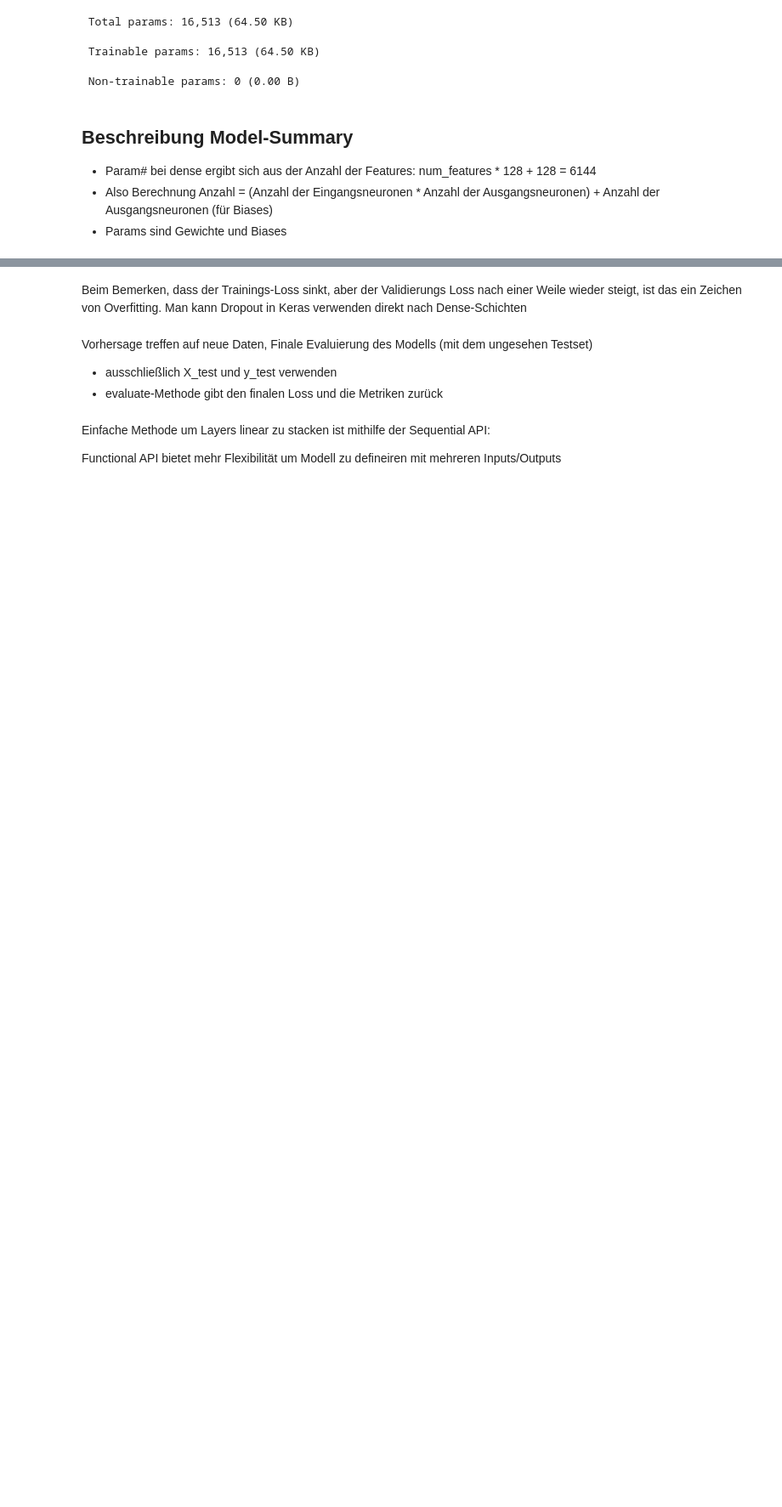
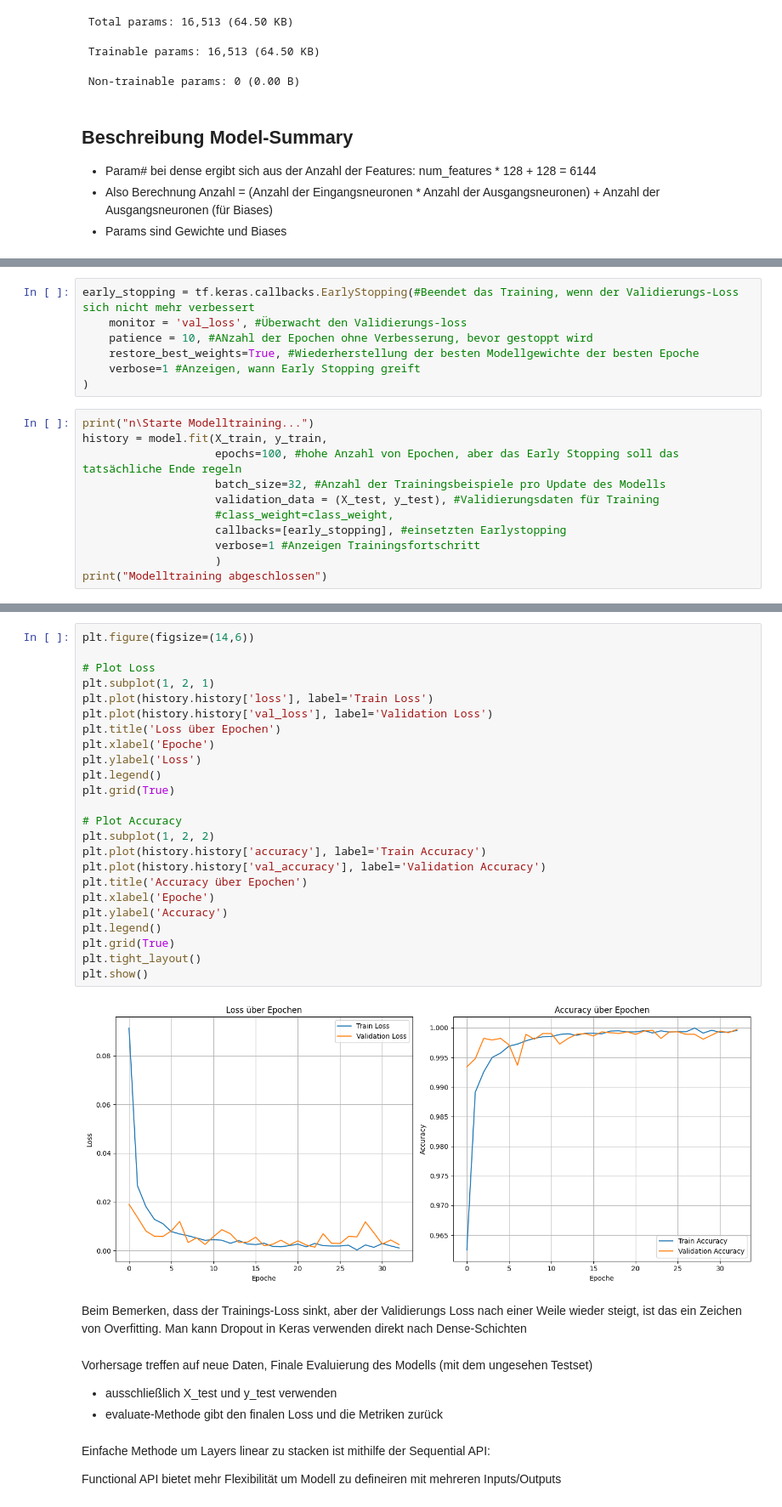
Before and after one commit to Dilek-prog/FederatedDeepLearning, a Jupyter notebook: FederatedMachineLearning.ipynb, the cells around one changed output, grey strips where cells are left out. Shown: that part at 85% size. Saved outputs shown, nothing was run; the diff lists cells and outputs as text; blank space fills up the shorter version.

Commit message:
Erstellung Modelltraining

```diff
--- a/FederatedMachineLearning.ipynb
+++ b/FederatedMachineLearning.ipynb
@@ -320,0 +332,18 @@ Training des Modelles durch Wiederholung der Trainingsdaten: Nutzung der Epochen
+# %%
+early_stopping = tf.keras.callbacks.EarlyStopping(#Beendet das Training, wenn der Validierungs-Loss sich nicht mehr verbessert
+    monitor = 'val_loss', #Überwacht den Validierungs-loss
+    patience = 10, #ANzahl der Epochen ohne Verbesserung, bevor gestoppt wird
+    restore_best_weights=True, #Wiederherstellung der besten Modellgewichte der besten Epoche
+    verbose=1 #Anzeigen, wann Early Stopping greift
+)
+# %%
+print("n\Starte Modelltraining...")
+history = model.fit(X_train, y_train,
+                    epochs=100, #hohe Anzahl von Epochen, aber das Early Stopping soll das tatsächliche Ende regeln
+                    batch_size=32, #Anzahl der Trainingsbeispiele pro Update des Modells
+                    validation_data = (X_test, y_test), #Validierungsdaten für Training
+                    #class_weight=class_weight,
+                    callbacks=[early_stopping], #einsetzten Earlystopping
+                    verbose=1 #Anzeigen Trainingsfortschritt
+                    )
+print("Modelltraining abgeschlossen")
@@ -328,3 +392,29 @@ Evaluation mithilfe von Loss und Accuracy
+# %%
+plt.figure(figsize=(14,6))
+
+# Plot Loss
+plt.subplot(1, 2, 1)
+plt.plot(history.history['loss'], label='Train Loss')
+plt.plot(history.history['val_loss'], label='Validation Loss')
+plt.title('Loss über Epochen')
+plt.xlabel('Epoche')
+plt.ylabel('Loss')
+plt.legend()
+plt.grid(True)
+
+# Plot Accuracy
+plt.subplot(1, 2, 2)
+plt.plot(history.history['accuracy'], label='Train Accuracy')
+plt.plot(history.history['val_accuracy'], label='Validation Accuracy')
+plt.title('Accuracy über Epochen')
+plt.xlabel('Epoche')
+plt.ylabel('Accuracy')
+plt.legend()
+plt.grid(True)
+plt.tight_layout()
+plt.show()
+# %% [output]
+[figure, added]
 # %% [markdown]
 Beim Bemerken, dass der Trainings-Loss sinkt, aber der Validierungs Loss nach einer Weile wieder steigt, ist das ein Zeichen von Overfitting. Man kann Dropout in Keras verwenden direkt nach Dense-Schichten
 # %% [markdown]
```
Also changed, not shown: parts of 9 cells of this notebook, 1 other file.
